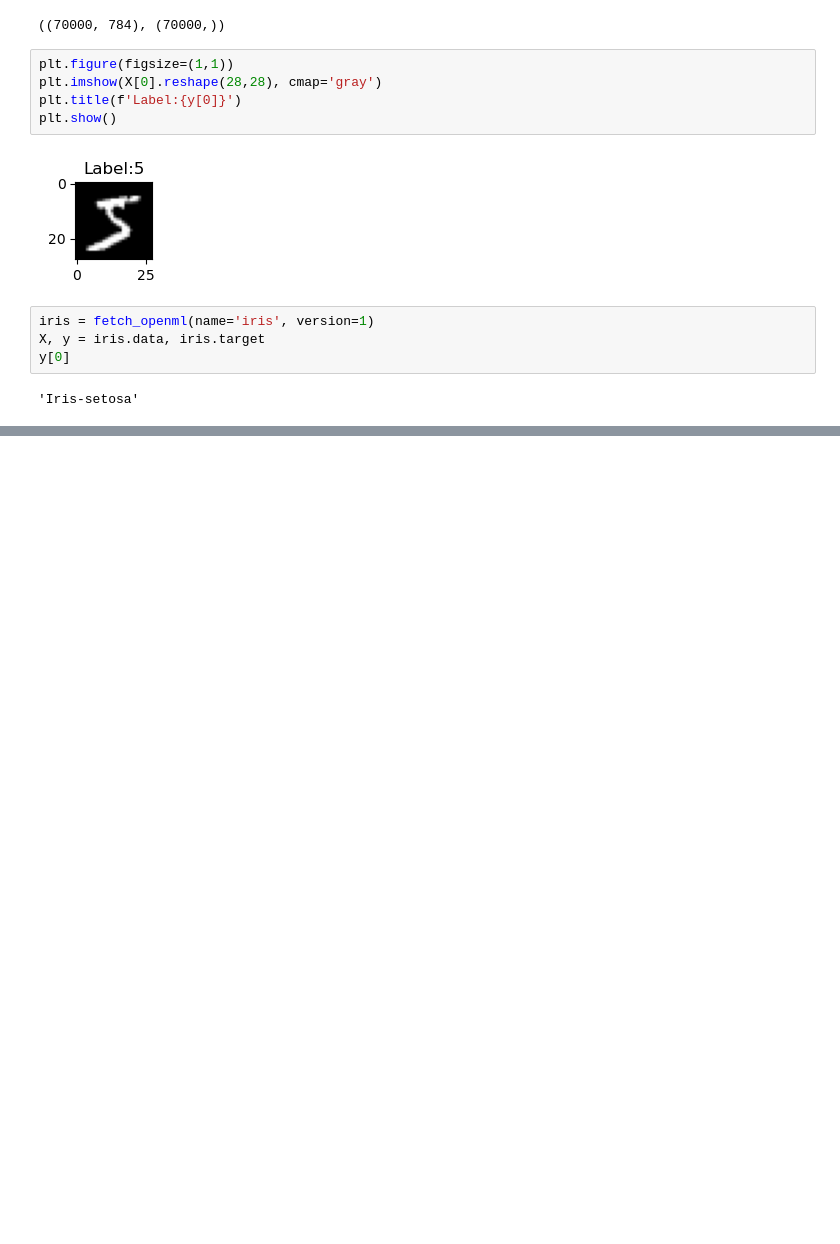
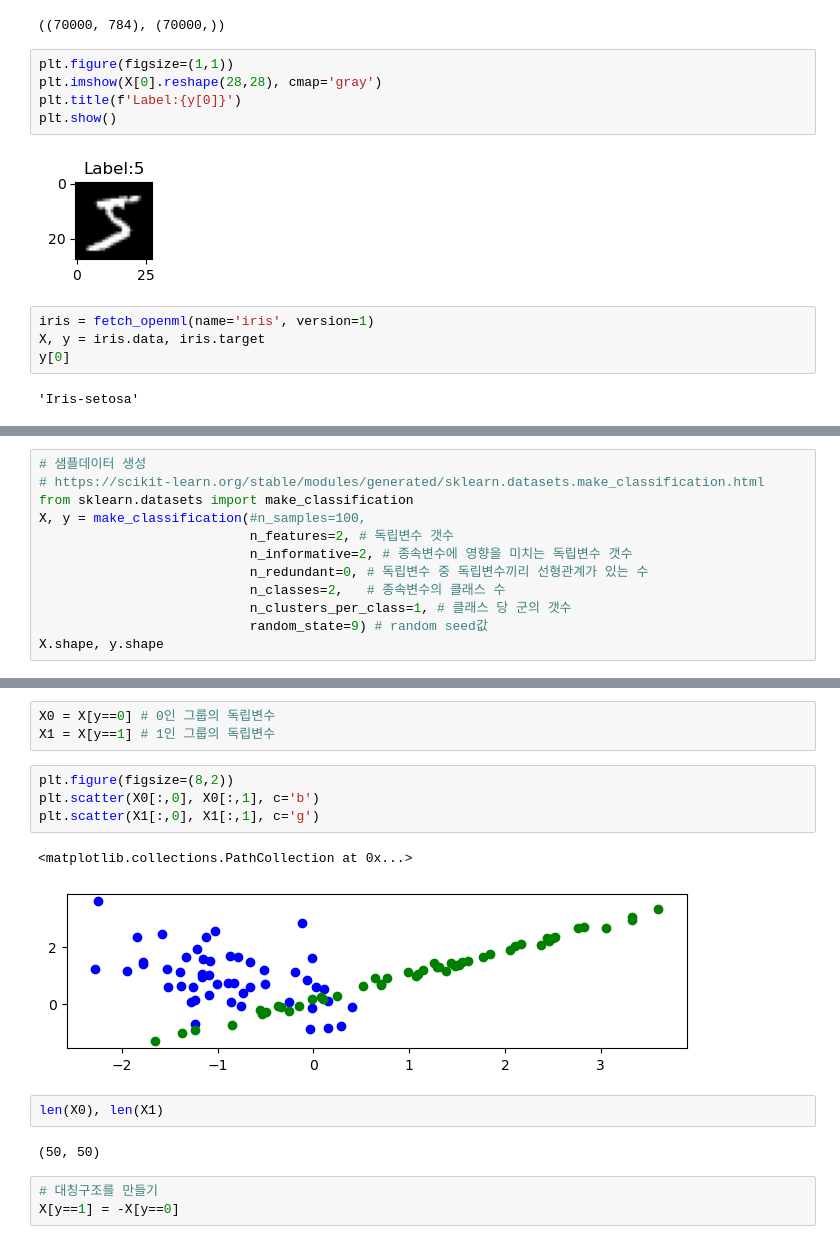
Before and after one commit to yisy0703/ai, a Jupyter notebook: source/13_MachineLearning/3장_분류분석.ipynb, the cells around one changed output, grey strips where cells are left out. Drawn from its saved outputs; the diff is of its cells as text; blank space fills up the shorter version.

Commit message:
MachineLearning 분류분석

```diff
--- a/source/13_MachineLearning/3장_분류분석.ipynb
+++ b/source/13_MachineLearning/3장_분류분석.ipynb
@@ -79,0 +107,12 @@ y[0]
+# %%
+# 샘플데이터 생성
+# https://scikit-learn.org/stable/modules/generated/sklearn.datasets.make_classification.html
+from sklearn.datasets import make_classification
+X, y = make_classification(#n_samples=100,
+                           n_features=2, # 독립변수 갯수
+                           n_informative=2, # 종속변수에 영향을 미치는 독립변수 갯수
+                           n_redundant=0, # 독립변수 중 독립변수끼리 선형관계가 있는 수
+                           n_classes=2,   # 종속변수의 클래스 수
+                           n_clusters_per_class=1, # 클래스 당 군의 갯수
+                           random_state=9) # random seed값
+X.shape, y.shape
@@ -79,0 +129,17 @@ y[0]
+# %%
+X0 = X[y==0] # 0인 그룹의 독립변수
+X1 = X[y==1] # 1인 그룹의 독립변수
+# %%
+plt.figure(figsize=(8,2))
+plt.scatter(X0[:,0], X0[:,1], c='b')
+plt.scatter(X1[:,0], X1[:,1], c='g')
+# %% [output]
+<matplotlib.collections.PathCollection at 0x...>
+[figure, added]
+# %%
+len(X0), len(X1)
+# %% [output]
+(50, 50)
+# %%
+# 대칭구조를 만들기
+X[y==1] = -X[y==0]
```
Also changed, not shown: parts of 15 cells of this notebook.
